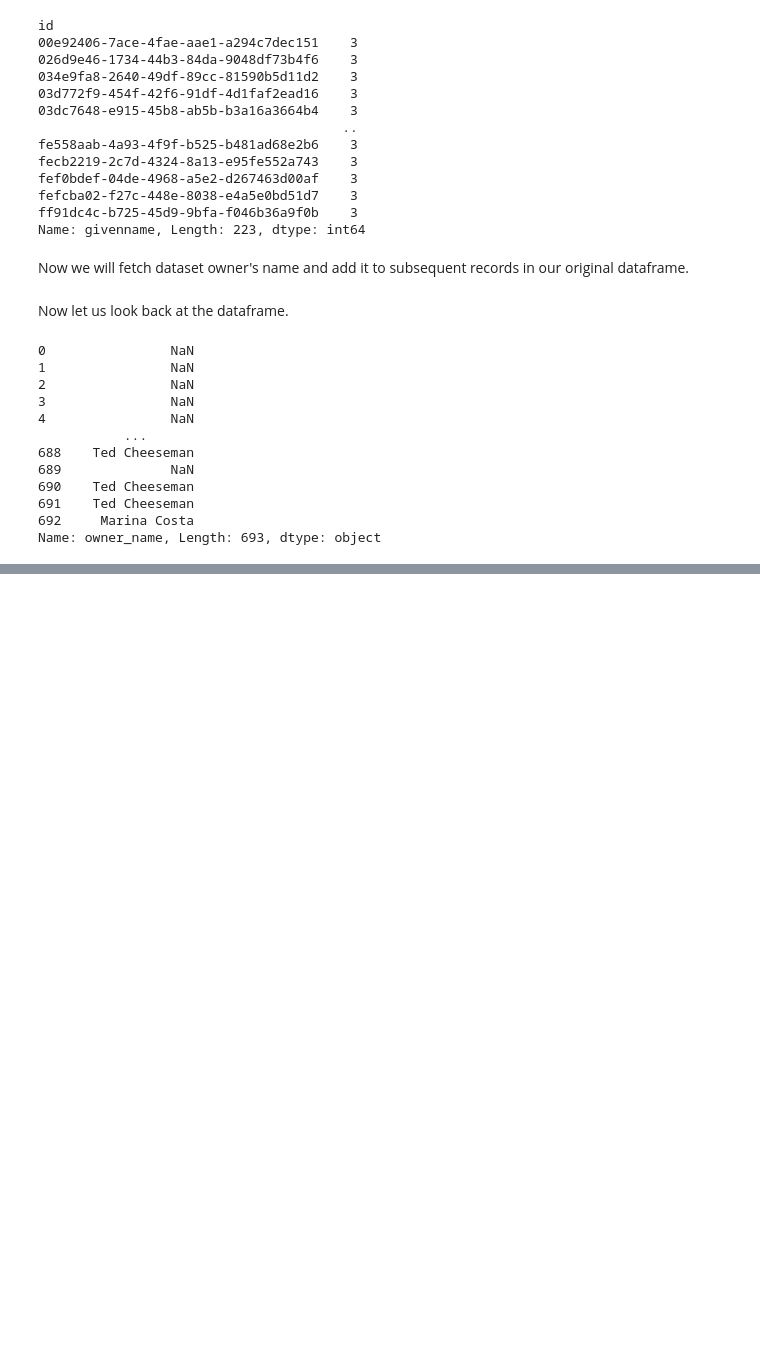
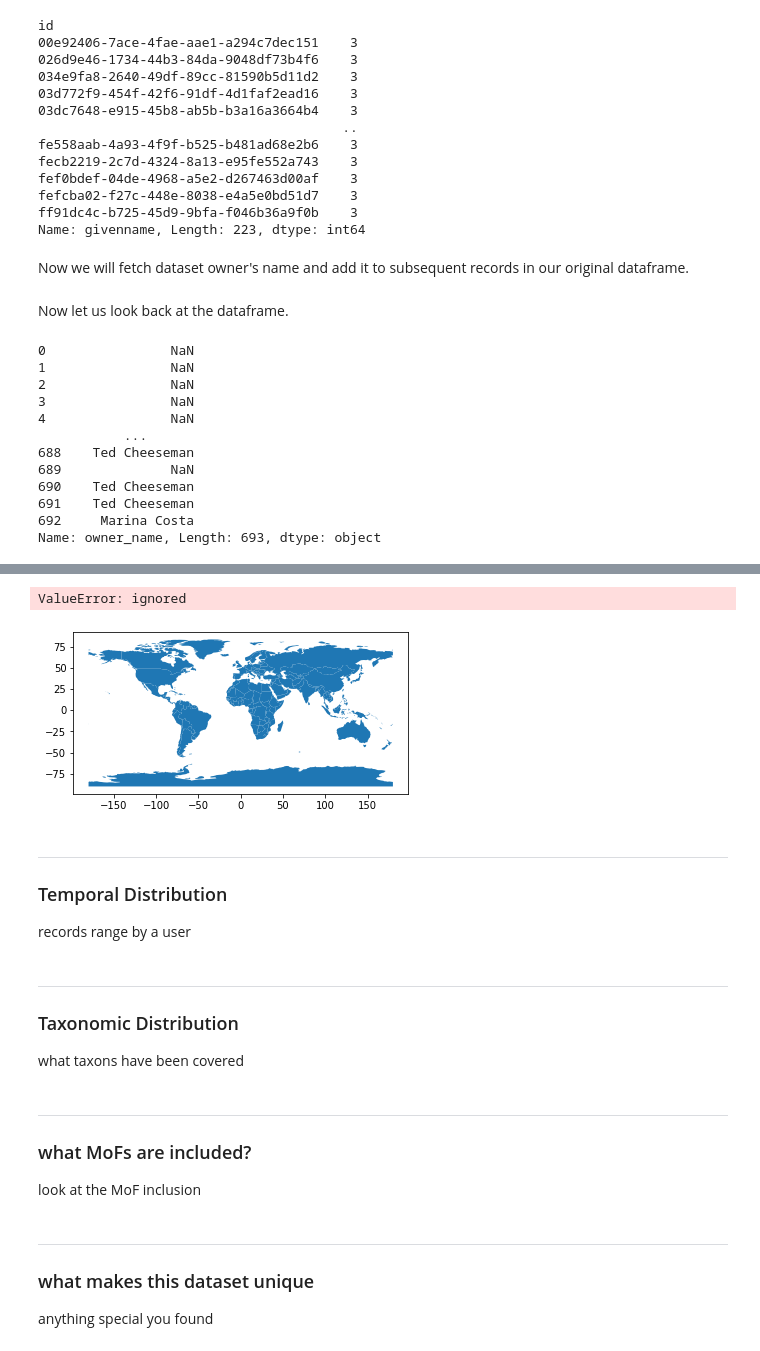
Before and after one commit to iobis/pyobis, a Jupyter notebook: notebooks/contributions_quantification.ipynb, the cells around one changed output, grey strips where cells are left out. Drawn from its saved outputs; the diff is of its cells as text; code cells hidden in the pictures; blank space fills up the shorter version.

```diff
--- a/notebooks/contributions_quantification.ipynb
+++ b/notebooks/contributions_quantification.ipynb
@@ -25,6 +25,9 @@ import pandas as pd
 import numpy as np
 from matplotlib import pyplot as plt
 %matplotlib inline
+# %%
+import seaborn as sns
+sns.set(rc={'figure.figsize':(15,10)}, style="darkgrid")
 # %%
 from pyobis import occurrences as occ
 from pyobis import dataset
@@ -184,0 +240,2 @@ array(['Primary contact', 'Secondary contact', None, 'Scientist',
+# %%
+countries = gpd.read_file(gpd.datasets.get_path("naturalearth_lowres"))
@@ -184,0 +244,27 @@ array(['Primary contact', 'Secondary contact', None, 'Scientist',
+# %%
+countries.plot()
+sns.scatterplot(x="decimalLongitude", y="decimalLatitude", hue="owner_name", data=data[data["owner_name"].notna()])
+plt.show()
+# %% [output]
+ValueError: ignored
+[figure, added]
+# %% [markdown]
+----
+### Temporal Distribution
+
+records range by a user
+# %% [markdown]
+----
+### Taxonomic Distribution
+
+what taxons have been covered
+# %% [markdown]
+----
+### what MoFs are included?
+
+look at the MoF inclusion
+# %% [markdown]
+----
+### what makes this dataset unique
+
+anything special you found
```
Also changed, not shown: parts of 20 cells of this notebook.
